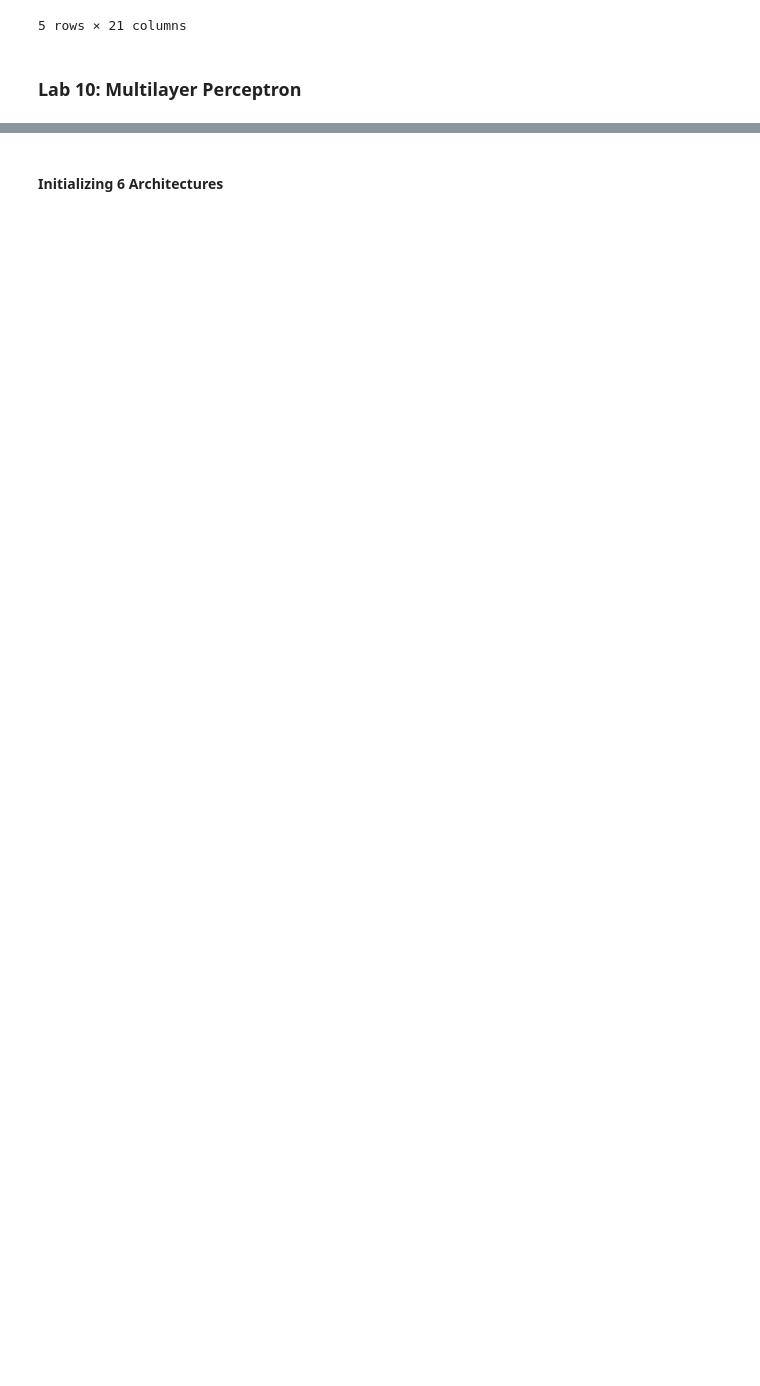
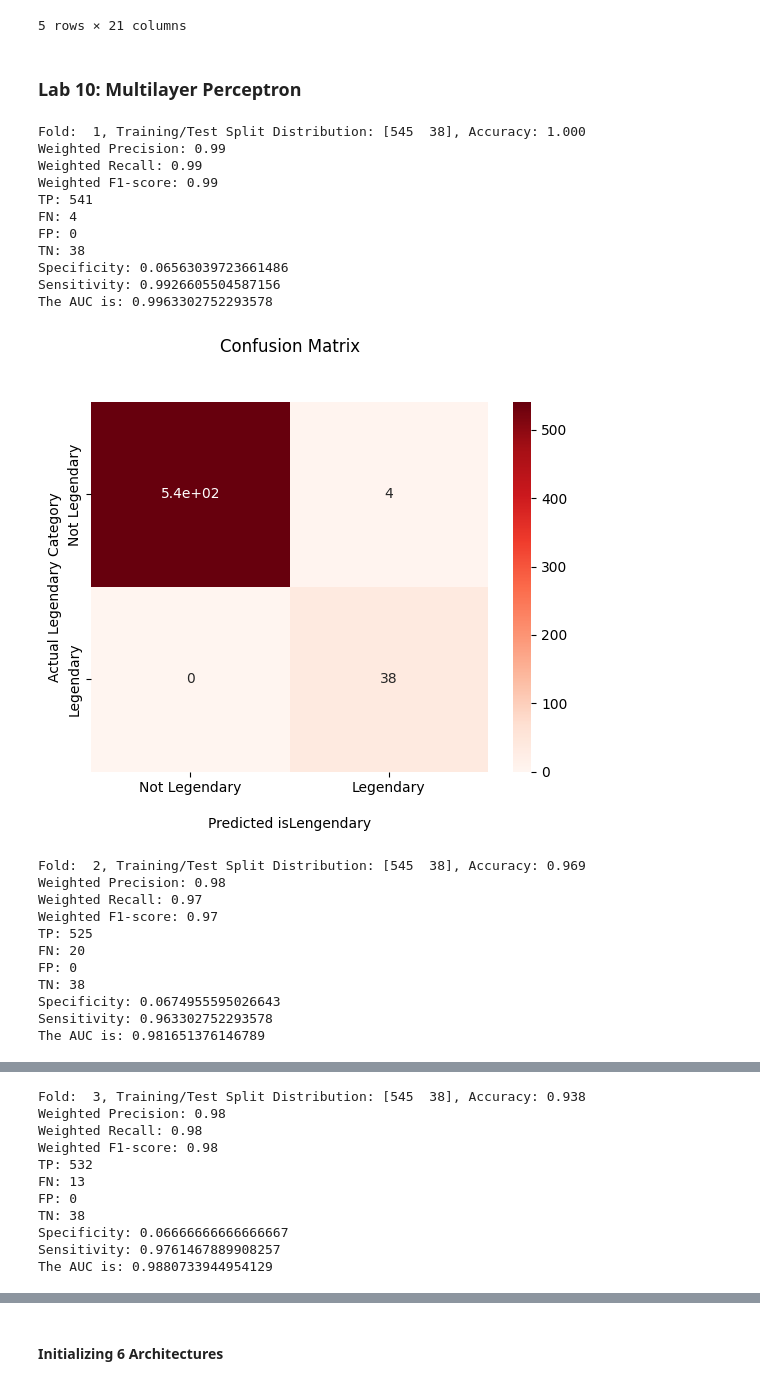
Before and after one commit to AAMAB/F21DL, a Jupyter notebook: lab_10_is_legendary.ipynb, the cells around one changed output, grey strips where cells are left out. Drawn from its saved outputs; the diff is of its cells as text; code cells hidden in the pictures; blank space fills up the shorter version.

```diff
--- a/lab_10_is_legendary.ipynb
+++ b/lab_10_is_legendary.ipynb
@@ -60,3 +60,19 @@ pokemon.head()
 | 3 | 0.352941 | 0.666667 | 0.238889 | 0.149606 | 0.29375 | 0.168889 | 0.347222 | 0.142857 | 0.387097 | 0.0 | ... | ... |
 | 4 | 0.352941 | 0.666667 | 0.416667 | 0.224409 | 0.36875 | 0.235556 | 0.486111 | 0.214286 | 0.483871 | 0.0 | ... | ... |
 5 rows × 21 columns
+# %%
+import seaborn as sns
+
+def plot_matrix(conf_matrix):
+    ax = sns.heatmap(conf_matrix, annot=True, cmap='Reds')
+
+    ax.set_title('Confusion Matrix\n\n');
+    ax.set_xlabel('\nPredicted isLengendary')
+    ax.set_ylabel('Actual Legendary Category');
+
+    # ticket labels - list must be in numerical order
+    ax.xaxis.set_ticklabels(['Not Legendary','Legendary'])
+    ax.yaxis.set_ticklabels(['Not Legendary','Legendary'])
+
+    # display the visualization of the Confusion Matrix.
+    plt.show()
@@ -63,2 +133,55 @@ pokemon.head()
 # %% [markdown]
 ### Lab 10: Multilayer Perceptron
+# %%
+from sklearn.linear_model import Perceptron
+from sklearn.model_selection import cross_validate
+from sklearn.model_selection import cross_val_predict
+from sklearn.model_selection import StratifiedKFold
+from sklearn.metrics import confusion_matrix
+from sklearn.model_selection import train_test_split
+
+X_train, X_test, y_train, y_test = train_test_split(pokemon_x,pokemon_y,train_size = 0.9, random_state=10)
+
+
+per_clf = Perceptron(max_iter=100, tol=1e-1)
+
+strtfdKFold = StratifiedKFold(n_splits=10)
+kfold = strtfdKFold.split(X_train, y_train)
+scores = []
+
+for k, (train, test) in enumerate(kfold):
+    per_clf.fit(X_train.iloc[train, :], y_train.iloc[train])
+    predict = per_clf.predict(X_train.iloc[train, :])
+    score = per_clf.score(X_train.iloc[test, :], y_train.iloc[test])
+    scores.append(score)
+    print('Fold: %2d, Training/Test Split Distribution: %s, Accuracy: %.3f' % (k+1, np.bincount(y_train.iloc[train]), score))
+    matrix = confusion_matrix(y_train.iloc[train], predict)
+    calculate_metrics(matrix,y_train.iloc[train],predict)
+    plot_matrix(matrix)
+
+
+print('\n\nCross-Validation accuracy: %.3f +/- %.3f' %(np.mean(scores), np.std(scores)))
+# %% [output]
+Fold:  1, Training/Test Split Distribution: [545  38], Accuracy: 1.000
+Weighted Precision: 0.99
+Weighted Recall: 0.99
+Weighted F1-score: 0.99
+TP: 541
+FN: 4
+FP: 0
+TN: 38
+Specificity: 0.06563039723661486
+Sensitivity: 0.9926605504587156
+The AUC is: 0.9963302752293578
+[figure, added]
+Fold:  2, Training/Test Split Distribution: [545  38], Accuracy: 0.969
+Weighted Precision: 0.98
+Weighted Recall: 0.97
+Weighted F1-score: 0.97
+TP: 525
+FN: 20
+FP: 0
+TN: 38
+Specificity: 0.0674955595026643
+Sensitivity: 0.963302752293578
+The AUC is: 0.981651376146789
@@ -64,0 +189,11 @@ pokemon.head()
+Fold:  3, Training/Test Split Distribution: [545  38], Accuracy: 0.938
+Weighted Precision: 0.98
+Weighted Recall: 0.98
+Weighted F1-score: 0.98
+TP: 532
+FN: 13
+FP: 0
+TN: 38
+Specificity: 0.06666666666666667
+Sensitivity: 0.9761467889908257
+The AUC is: 0.9880733944954129
```
Also changed, not shown: parts of 6 cells of this notebook.
